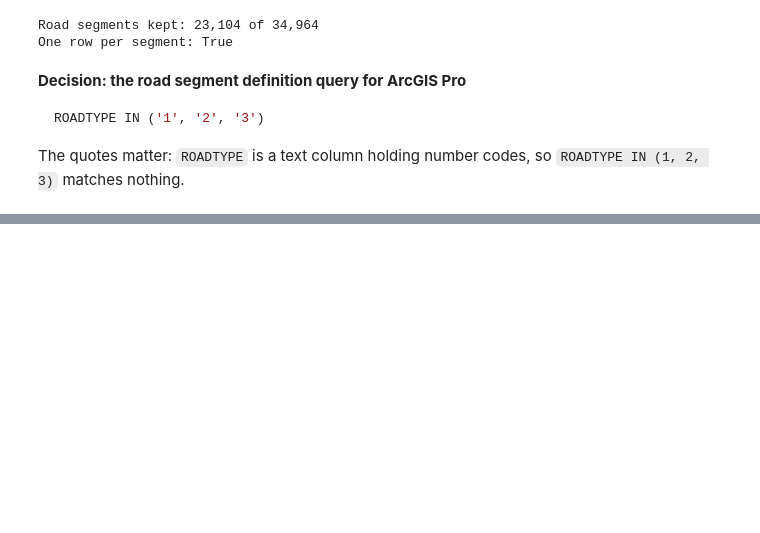
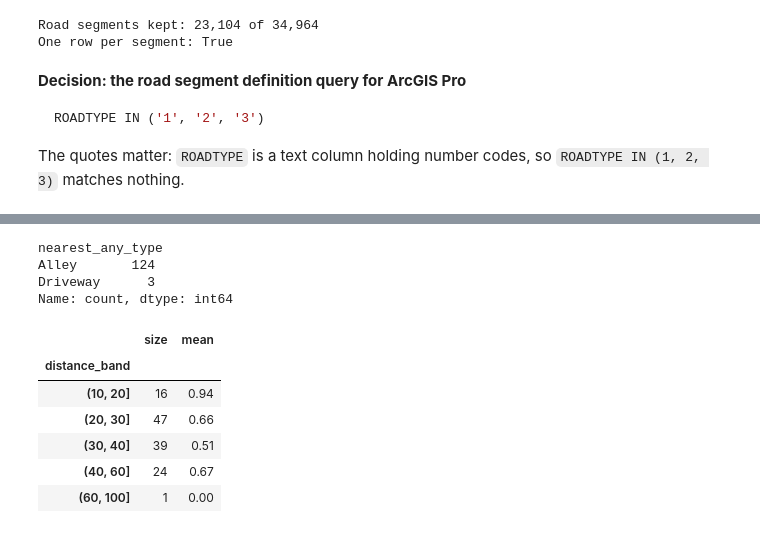
Before and after one commit to taj771/cs12-ddot-assessment, a Jupyter notebook: gis_test/notebooks/step1_explore_layers.ipynb, the cells around one changed output, grey strips where cells are left out. Saved outputs shown, nothing was run; the diff lists cells and outputs as text; code cells hidden in the pictures; blank space fills up the shorter version.

```diff
--- a/gis_test/notebooks/step1_explore_layers.ipynb
+++ b/gis_test/notebooks/step1_explore_layers.ipynb
@@ -363,0 +368,6 @@ The quotes matter: `ROADTYPE` is a text column holding number codes, so `ROADTYP
+# %%
+# How often did DDOT actually move the point onto the street?
+moved = (filtered_permits["XCoord"] - filtered_permits["OnSegX"]).abs().add(
+         (filtered_permits["YCoord"] - filtered_permits["OnSegY"]).abs()) > 0.01
+print(f"Map point differs from the work location: {moved.mean():.0%}")
+print(f"Map point is just the work location again: {(~moved).mean():.0%}")
@@ -363,0 +419,8 @@ The quotes matter: `ROADTYPE` is a text column holding number codes, so `ROADTYP
+# %%
+# Is a point on the road (within 0.5 m) or off it? And does that depend on whether DDOT moved it?
+points["on_road"] = points["distance_m"] <= 0.5
+print(pd.crosstab(points["moved"].map({True: "moved by DDOT", False: "not moved"}),
+                  points["on_road"].map({True: "on the road", False: "off the road"}), margins=True))
+print()
+print("Off-road points, distance to the nearest road (m):")
+print(points.loc[~points["on_road"], "distance_m"].describe(percentiles=[0.5, 0.9, 0.95]).round(1))
@@ -363,0 +444,30 @@ The quotes matter: `ROADTYPE` is a text column holding number codes, so `ROADTYP
+# %%
+# The off-road points: what kind of line are they sitting on?
+points.loc[~points["on_road"], "nearest_any_type"].value_counts()
+# %% [output]
+nearest_any_type
+Alley       124
+Driveway      3
+Name: count, dtype: int64
+# %%
+# Snapping to the nearest road: is it the street in the permit's address?
+def street_in_address(address):
+    # "929 DIVISION AVENUE NE" -> "DIVISION AVE NE", to compare with road names
+    street = re.sub(r"^\d+(\s*-\s*\d+)?\s+(BLOCK OF\s+)?", "", str(address).upper())
+    short = {"STREET": "ST", "AVENUE": "AVE", "PLACE": "PL", "ROAD": "RD", "DRIVE": "DR", "COURT": "CT",
+             "TERRACE": "TER", "BOULEVARD": "BLVD", "LANE": "LN", "CIRCLE": "CIR", "PARKWAY": "PKWY"}
+    return " ".join(short.get(word, word) for word in street.split())
+
+import re
+off_road = points[~points["on_road"] & points["road"].notna()].copy()
+off_road["same_street"] = off_road["road"] == off_road["WorkLocationFullAddress"].map(street_in_address)
+off_road["distance_band"] = pd.cut(off_road["distance_m"], [0, 10, 20, 30, 40, 60, 100])
+off_road.groupby("distance_band", observed=True)["same_street"].agg(["size", "mean"]).round(2)
+# %% [output]
+|  | size | mean |
+| distance_band |  |  |
+| (10, 20] | 16 | 0.94 |
+| (20, 30] | 47 | 0.66 |
+| (30, 40] | 39 | 0.51 |
+| (40, 60] | 24 | 0.67 |
+| (60, 100] | 1 | 0.00 |
```
Also changed, not shown: parts of 8 cells of this notebook.
